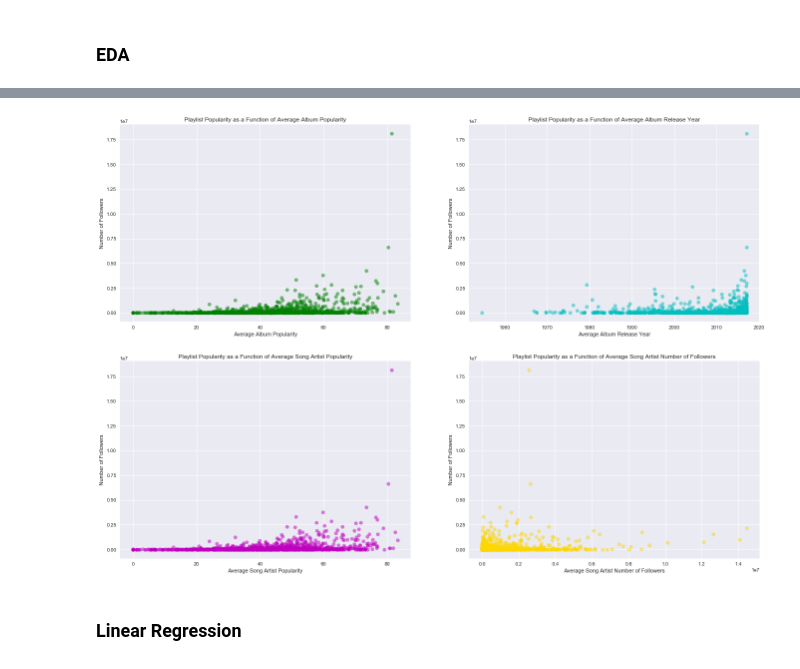
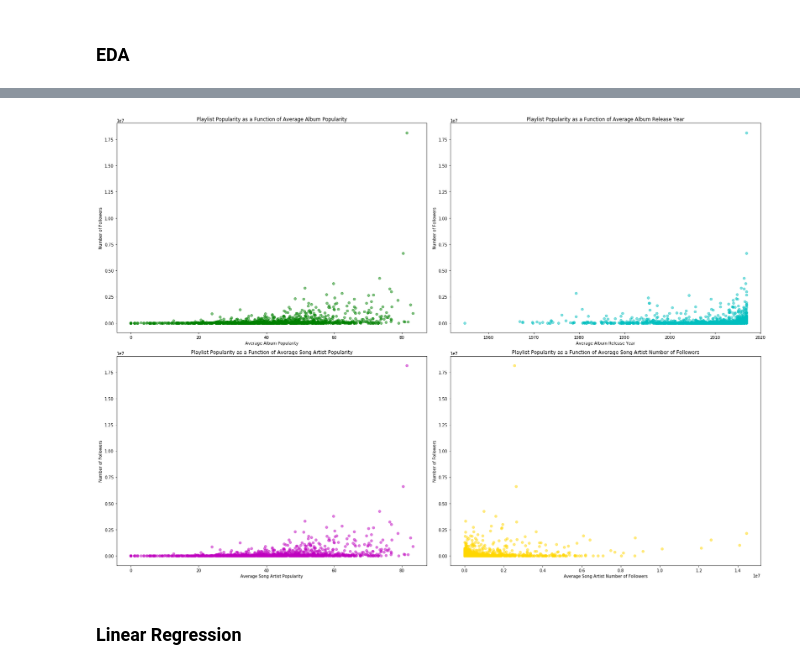
Before and after one commit to michelle-chiang/CS109-Final-Project, a Jupyter notebook: FILES FOR SUBMISSION/cs109a_final_project_models.ipynb, the cells around one changed output, grey strips where cells are left out. Drawn from its saved outputs; the diff is of its cells as text; code cells hidden in the pictures.

```diff
--- a/FILES FOR SUBMISSION/cs109a_final_project_models.ipynb
+++ b/FILES FOR SUBMISSION/cs109a_final_project_models.ipynb
@@ -152,33 +150,34 @@ plt.show()
 # %%
 fig, ax = plt.subplots(2, 2, figsize=(23, 16))
 
 plt.subplot(2, 2, 1)
 plt.scatter(data_train['avg_album_popularity'], data_train['followers'], color='g', alpha=0.5)
 plt.xlabel('Average Album Popularity')
 plt.ylabel('Number of Followers')
 plt.title('Playlist Popularity as a Function of Average Album Popularity')
 
 plt.subplot(2, 2, 2)
 plt.scatter(data_train['avg_album_release_year'], data_train['followers'], color='c', alpha=0.5)
 plt.xlabel('Average Album Release Year')
 plt.ylabel('Number of Followers')
 plt.title('Playlist Popularity as a Function of Average Album Release Year')
 
 plt.subplot(2, 2, 3)
 plt.scatter(data_train['avg_album_popularity'], data_train['followers'], color='m', alpha=0.5)
 plt.xlabel('Average Song Artist Popularity')
 plt.ylabel('Number of Followers')
 plt.title('Playlist Popularity as a Function of Average Song Artist Popularity')
 
 plt.subplot(2, 2, 4)
 plt.scatter(data_train['avg_artist_followers'], data_train['followers'], color='gold', alpha=0.5)
 plt.xlabel('Average Song Artist Number of Followers')
 plt.ylabel('Number of Followers')
 plt.title('Playlist Popularity as a Function of Average Song Artist Number of Followers')
 
-plt.show()
+plt.tight_layout()
+plt.savefig('audio_info.png')
 # %% [output]
-[figure, old version]
+[figure, new version]
 # %%
 # one-hot encoding for categorical predictors
 data_train = pd.get_dummies(data_train, columns=['majority_album_type'], drop_first=False)
```
Also changed, not shown: parts of 9 cells of this notebook, 1 other file.
